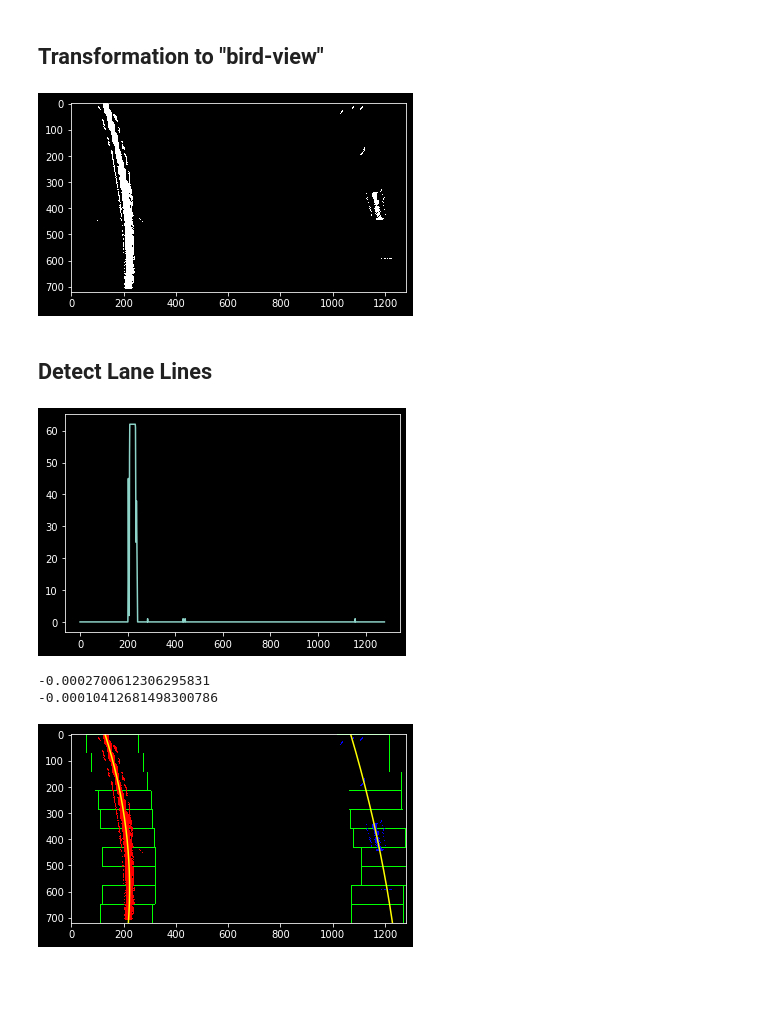
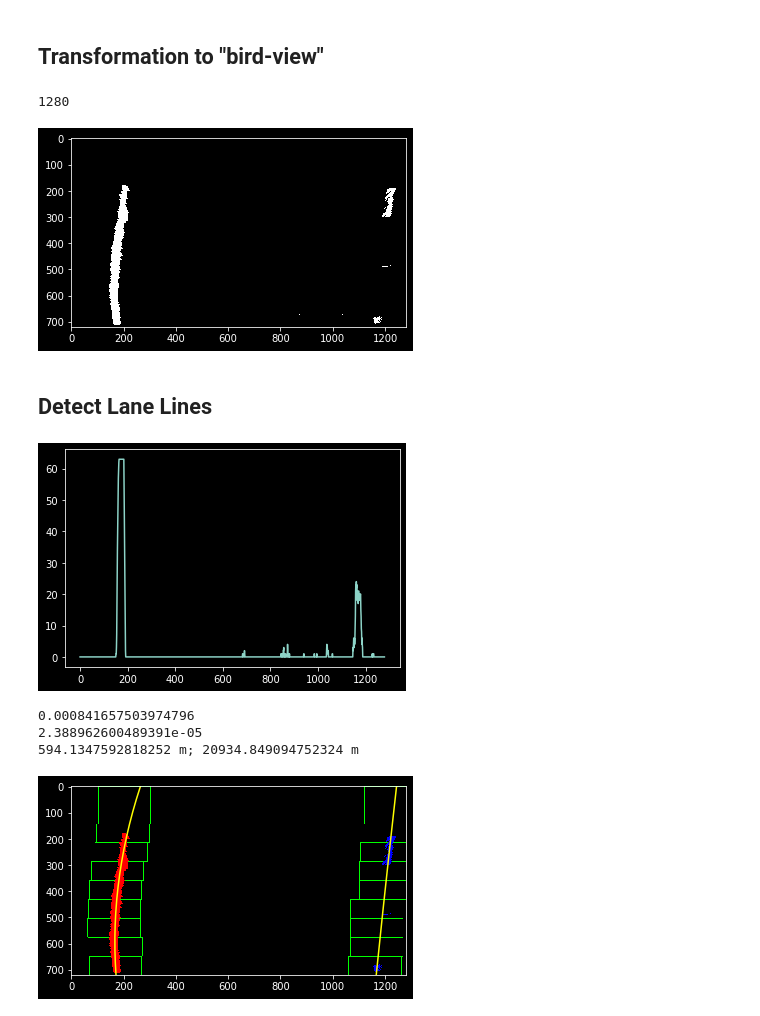
Before and after one commit to LukasLeonardKoening/Advanced-Lane-Finding, a Jupyter notebook: Advanced_Lane_Finding.ipynb, the cells around one changed output. Saved outputs shown, nothing was run; the diff lists cells and outputs as text; code cells hidden in the pictures; blank space fills up the shorter version.

Commit message:
Added curvature calculation

```diff
--- a/Advanced_Lane_Finding.ipynb
+++ b/Advanced_Lane_Finding.ipynb
@@ -20,7 +20,7 @@ import matplotlib.pyplot as plt
 import matplotlib.image as mpl_img
 import glob
 
-test_image = plt.imread("test_images/test2.jpg")
+test_image = plt.imread("test_images/test1.jpg")
 plt.imsave("output_images/original_image.jpg", test_image)
 # %% [markdown]
 ## Camera Calibration
@@ -262,7 +262,7 @@ def transform_road(binary_image):
     # Image size
     xsize = binary_image.shape[1]
     ysize = binary_image.shape[0]
-
+    print(xsize)
 
     # Display Area on binary Image
     #cv2.line(binary_image, (90, ysize), (557, 465), 1, thickness=5)
@@ -273,7 +273,7 @@ def transform_road(binary_image):
     #plt.show()
 
     # Select source points
-    src = np.float32([[550, 465], [735, 465], [90, ysize], [xsize-20, ysize]])
+    src = np.float32([[554, 465], [735, 465], [90, ysize], [xsize-20, ysize]])
 
     # Select destination points
     dest = np.float32([[0,0],[xsize,0],[0, ysize],[xsize,ysize]])
@@ -288,7 +288,8 @@ transformed_img = transform_road(thresholded_img)
 plt.imshow(transformed_img, cmap="gray")
 plt.imsave("output_images/transformed_image.jpg", transformed_img)
 # %% [output]
+1280
-[figure, old version]
+[figure, new version]
 # %% [markdown]
 ## Detect Lane Lines
 # %%
@@ -299,7 +300,7 @@ def showHistogram(trans_img, tenth):
 
 showHistogram(transformed_img, 10)
 # %% [output]
-[figure, old version]
+[figure, new version]
 # %%
 def find_lane_line_pixels(trans_img):
     # Image size
@@ -379,39 +380,49 @@ def find_lane_line_pixels(trans_img):
 # %%
 def fit_poly(trans_img):
     leftx, lefty, rightx, righty, out_img = find_lane_line_pixels(trans_img)
 
+    # Meters in pixel
+    ym_per_pix = 30/720
+    xm_per_pix = 3.7/700
+
     # Calculate polynomial fit
-    left_fit = np.polyfit(lefty, leftx, 2)
-    right_fit = np.polyfit(righty, rightx, 2)
+    left_fit = np.polyfit(lefty * ym_per_pix, leftx * xm_per_pix, 2)
+    right_fit = np.polyfit(righty * ym_per_pix, rightx * xm_per_pix, 2)
+    #left_fit = np.polyfit(lefty, leftx, 2)
+    #right_fit = np.polyfit(righty, rightx, 2)
 
     # Generate x and y values for plotting
-    ploty = np.linspace(0, trans_img.shape[0]-1, trans_img.shape[0])
+    ploty = np.linspace(0, (trans_img.shape[0]-1), trans_img.shape[0])
     print(left_fit[0])
     print(right_fit[0])
-    try:
-        left_fitx = left_fit[0]*ploty**2 + left_fit[1]*ploty + left_fit[2]
-        right_fitx = right_fit[0]*ploty**2 + right_fit[1]*ploty + right_fit[2]
-    except TypeError:
-        # Avoids an error if `left` and `right_fit` are still none or incorrect
-        print('The function failed to fit a line!')
-        left_fitx = 1*ploty**2 + 1*ploty
-        right_fitx = 1*ploty**2 + 1*ploty
+
+    left_fitx = left_fit[0]*ploty**2 + left_fit[1]*ploty + left_fit[2]
+    right_fitx = right_fit[0]*ploty**2 + right_fit[1]*ploty + right_fit[2]
 
     ## Visualization ##
     # Colors in the left and right lane regions
     out_img[lefty, leftx] = [255, 0, 0]
     out_img[righty, rightx] = [0, 0, 255]
 
     # Plots the left and right polynomials on the lane lines
-    plt.plot(left_fitx, ploty, color='yellow')
-    plt.plot(right_fitx, ploty, color='yellow')
+    plt.plot(left_fitx / xm_per_pix, ploty / ym_per_pix, color='yellow')
+    plt.plot(right_fitx / xm_per_pix, ploty / ym_per_pix, color='yellow')
+
+    ## Curvature calculation
+    y_eval = np.max(ploty) * ym_per_pix # y at which radius is calculated
+
+    left_curvature = np.sqrt((1+(2*left_fit[0]*y_eval+left_fit[1])**2)**3)/np.abs(2*left_fit[0])  ## Implement the calculation of the left line here
+    right_curvature = np.sqrt((1+(2*right_fit[0]*y_eval+right_fit[1])**2)**3)/np.abs(2*right_fit[0])  ## Implement the calculation of the right line here
+
+    print(left_curvature, 'm;', right_curvature, 'm')
 
     return out_img
 
 identified_lines_image = fit_poly(transformed_img)
 plt.imshow(identified_lines_image)
 plt.imsave("output_images/identified_image.jpg", identified_lines_image)
 # %% [output]
--0.0002700612306295831
--0.00010412681498300786
+0.000841657503974796
+2.388962600489391e-05
+594.1347592818252 m; 20934.849094752324 m
-[figure, old version]
+[figure, new version]
```
Also changed, not shown: parts of 2 cells of this notebook.
